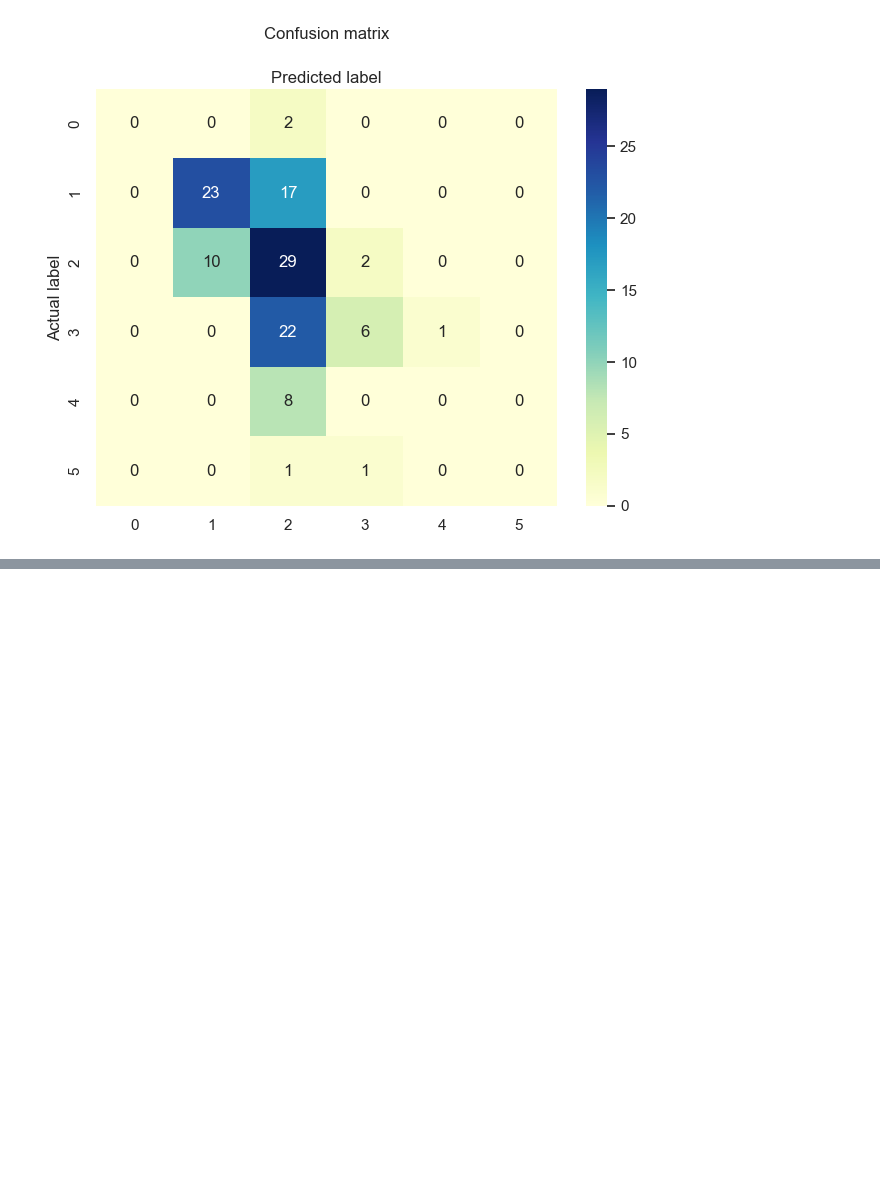
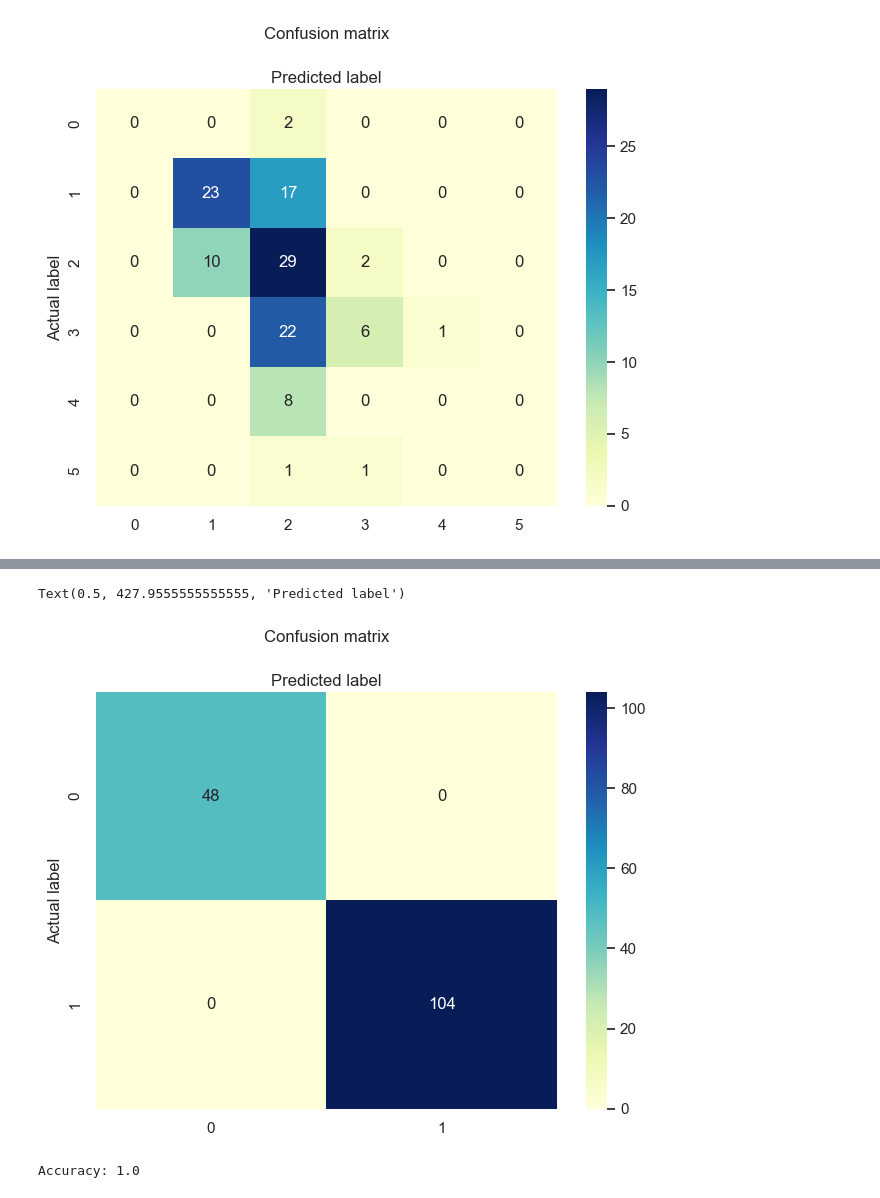
Before and after one commit to legitaxes/sc1015-mini_assignment, a Jupyter notebook: Logistic Regression.ipynb, the cells around one changed output, grey strips where cells are left out. Cells and saved outputs as stored; diff of their text form; code cells hidden in the pictures; blank space fills up the shorter version.

Commit message:
did logistic regression on compare_avr_salary

```diff
--- a/Logistic Regression.ipynb
+++ b/Logistic Regression.ipynb
@@ -121,3 +131,14 @@ plt.xlabel('Predicted label')
 # %% [output]
 Text(0.5, 427.9555555555555, 'Predicted label')
 [figure]
+# %%
+X = ds_num.drop(["work_year", "salary", "salary_in_usd"], axis = 1)
+Y = dsdata["compare_avr_salary"]
+
+X_train, X_test, Y_train, Y_test = train_test_split(X, Y, test_size=0.25, random_state=0)
+logreg =  LogisticRegression(solver='liblinear')
+logreg.fit(X_train,Y_train)
+
+Y_pred=logreg.predict(X_test)
+
+Y_pred
@@ -123,0 +154,32 @@ Text(0.5, 427.9555555555555, 'Predicted label')
+# %%
+cnf_matrix = confusion_matrix(Y_test, Y_pred)
+
+class_names=[0,1] # name  of classes
+
+fig, ax = plt.subplots()
+
+tick_marks = np.arange(len(class_names))
+
+plt.xticks(tick_marks, class_names)
+
+plt.yticks(tick_marks, class_names)
+
+# create heatmap
+sb.heatmap(pd.DataFrame(cnf_matrix), annot=True, cmap="YlGnBu" ,fmt='g')
+
+ax.xaxis.set_label_position("top")
+
+plt.tight_layout()
+
+plt.title('Confusion matrix', y=1.1)
+
+plt.ylabel('Actual label')
+
+plt.xlabel('Predicted label')
+# %% [output]
+Text(0.5, 427.9555555555555, 'Predicted label')
+[figure, added]
+# %%
+print("Accuracy:",accuracy_score(Y_test, Y_pred))
+# %% [output]
+Accuracy: 1.0
```
Also changed, not shown: parts of 5 cells of this notebook.
